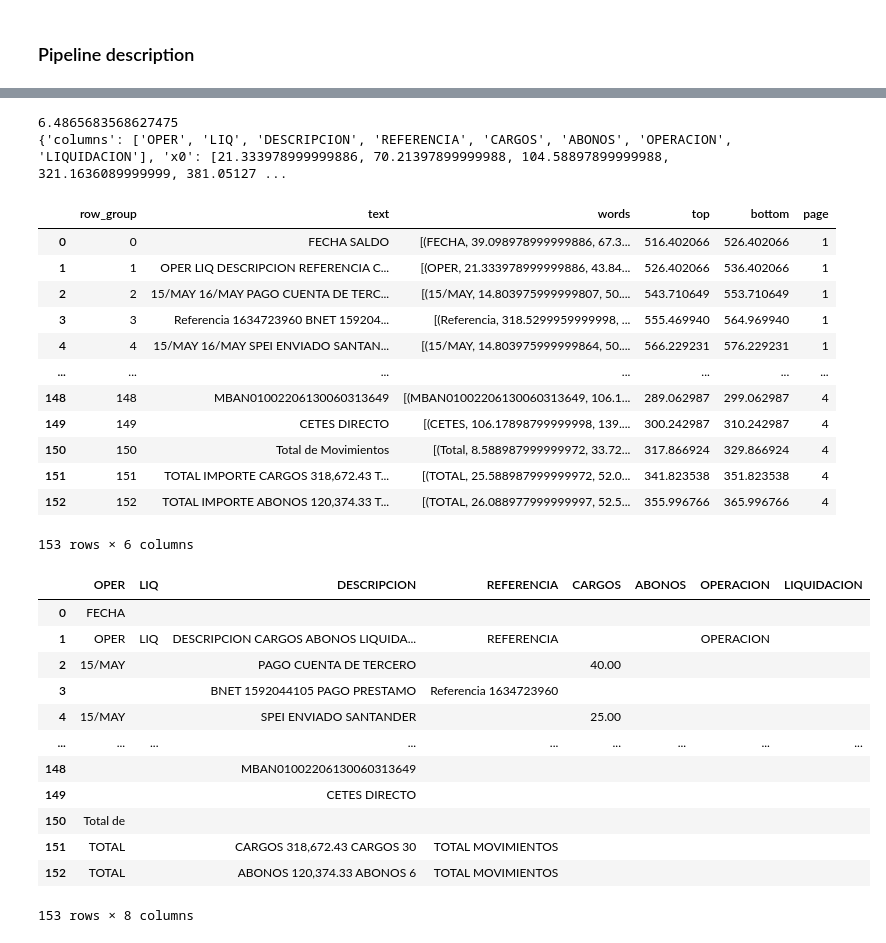
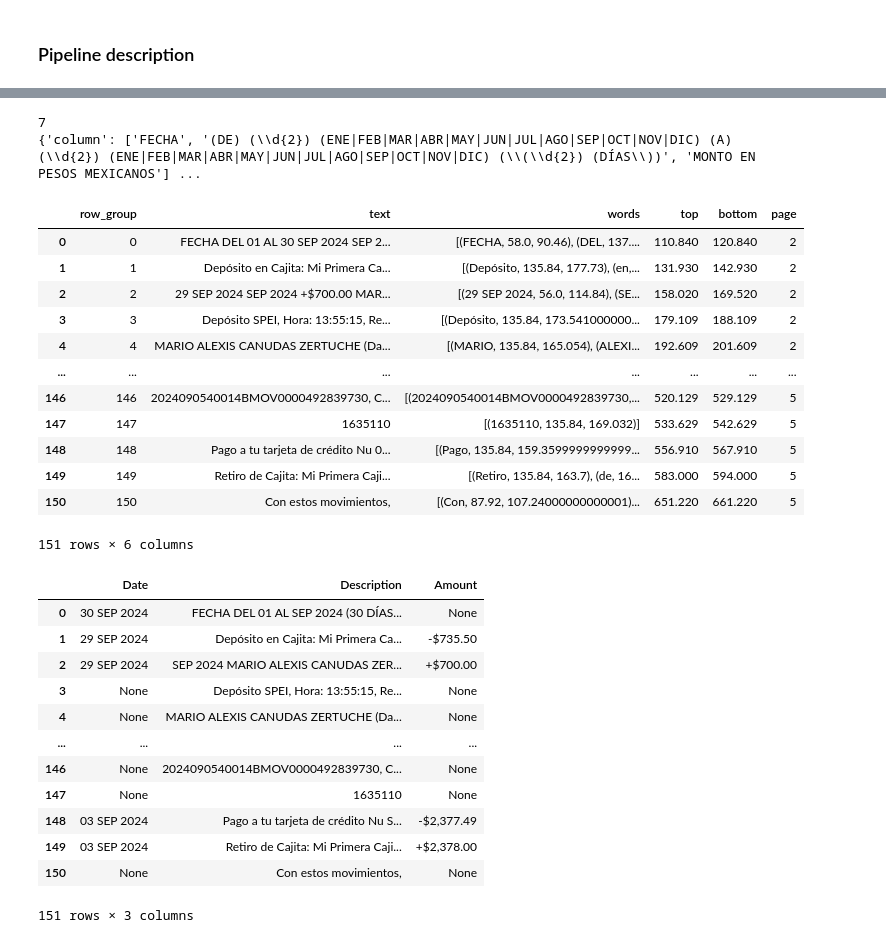
Before and after one commit to MarioCanudas/Aether, a Jupyter notebook: Aether_v1/models/test_models.ipynb, the cells around one changed output, grey strips where cells are left out. Cells and saved outputs as stored; diff of their text form; code cells hidden in the pictures.

```diff
--- a/Aether_v1/models/test_models.ipynb
+++ b/Aether_v1/models/test_models.ipynb
@@ -12,7 +12,7 @@ sys.path.append(project_root)
 
 from config import INPUTS_FOLDER
 
-statement_path = os.path.join(INPUTS_FOLDER, 'test_files', 'BBVA', '2206.pdf')
+statement_path = os.path.join(INPUTS_FOLDER, 'test_files', 'Nu', 'Nu_debit_statement.pdf')
 # %% [markdown]
 ### Pipeline description
 # %%
@@ -63,8 +63,8 @@ if statement_type == 'credit' and (start_idx is None or end_idx is None):
     start_idx = boundary_detector.start_idx
     end_idx = boundary_detector.end_idx
 
-df_table = boundary_detector.get_filtered_table_words()
+filtered_words = boundary_detector.get_filtered_table_words()
 
 print(f'{start_idx} - {end_idx}')
-df_table
+filtered_words
 # %% [output]
@@ -85,7 +85,7 @@ df_table
 # %%
 from row_segmenter import TransactionRowSegmenter
 
-row_segmenter = TransactionRowSegmenter(df_table, bank_detector)
+row_segmenter = TransactionRowSegmenter(filtered_words, bank_detector)
 
 column_delimitation = row_segmenter.delimit_column_positions()
 grouped_rows = row_segmenter.group_rows()
@@ -94,38 +94,38 @@ print(row_segmenter.row_threshold)
 print(column_delimitation)
 grouped_rows
 # %% [output]
-6.4865683568627475
-{'columns': ['OPER', 'LIQ', 'DESCRIPCION', 'REFERENCIA', 'CARGOS', 'ABONOS', 'OPERACION', 'LIQUIDACION'], 'x0': [21.333978999999886, 70.21397899999988, 104.58897899999988, 321.1636089999999, 381.05127 ...
+7
+{'column': ['FECHA', '(DE) (\\d{2}) (ENE|FEB|MAR|ABR|MAY|JUN|JUL|AGO|SEP|OCT|NOV|DIC) (A) (\\d{2}) (ENE|FEB|MAR|ABR|MAY|JUN|JUL|AGO|SEP|OCT|NOV|DIC) (\\(\\d{2}) (DÍAS\\))', 'MONTO EN PESOS MEXICANOS'] ...
 |  | row_group | text | words | top | bottom | page |
-| 0 | 0 | FECHA SALDO | [(FECHA, 39.098978999999886, 67.3... | 516.402066 | 526.402066 | 1 |
-| 1 | 1 | OPER LIQ DESCRIPCION REFERENCIA C... | [(OPER, 21.333978999999886, 43.84... | 526.402066 | 536.402066 | 1 |
-| 2 | 2 | 15/MAY 16/MAY PAGO CUENTA DE TERC... | [(15/MAY, 14.803975999999807, 50.... | 543.710649 | 553.710649 | 1 |
-| 3 | 3 | Referencia 1634723960 BNET 159204... | [(Referencia, 318.5299959999998, ... | 555.469940 | 564.969940 | 1 |
-| 4 | 4 | 15/MAY 16/MAY SPEI ENVIADO SANTAN... | [(15/MAY, 14.803975999999864, 50.... | 566.229231 | 576.229231 | 1 |
+| 0 | 0 | FECHA DEL 01 AL 30 SEP 2024 SEP 2... | [(FECHA, 58.0, 90.46), (DEL, 137.... | 110.840 | 120.840 | 2 |
+| 1 | 1 | Depósito en Cajita: Mi Primera Ca... | [(Depósito, 135.84, 177.73), (en,... | 131.930 | 142.930 | 2 |
+| 2 | 2 | 29 SEP 2024 SEP 2024 +$700.00 MAR... | [(29 SEP 2024, 56.0, 114.84), (SE... | 158.020 | 169.520 | 2 |
+| 3 | 3 | Depósito SPEI, Hora: 13:55:15, Re... | [(Depósito, 135.84, 173.541000000... | 179.109 | 188.109 | 2 |
+| 4 | 4 | MARIO ALEXIS CANUDAS ZERTUCHE (Da... | [(MARIO, 135.84, 165.054), (ALEXI... | 192.609 | 201.609 | 2 |
 | ... | ... | ... | ... | ... | ... | ... |
-| 148 | 148 | MBAN01002206130060313649 | [(MBAN01002206130060313649, 106.1... | 289.062987 | 299.062987 | 4 |
-| 149 | 149 | CETES DIRECTO | [(CETES, 106.17898799999998, 139.... | 300.242987 | 310.242987 | 4 |
-| 150 | 150 | Total de Movimientos | [(Total, 8.588987999999972, 33.72... | 317.866924 | 329.866924 | 4 |
-| 151 | 151 | TOTAL IMPORTE CARGOS 318,672.43 T... | [(TOTAL, 25.588987999999972, 52.0... | 341.823538 | 351.823538 | 4 |
-| 152 | 152 | TOTAL IMPORTE ABONOS 120,374.33 T... | [(TOTAL, 26.088977999999997, 52.5... | 355.996766 | 365.996766 | 4 |
+| 146 | 146 | 2024090540014BMOV0000492839730, C... | [(2024090540014BMOV0000492839730,... | 520.129 | 529.129 | 5 |
+| 147 | 147 | 1635110 | [(1635110, 135.84, 169.032)] | 533.629 | 542.629 | 5 |
+| 148 | 148 | Pago a tu tarjeta de crédito Nu 0... | [(Pago, 135.84, 159.3599999999999... | 556.910 | 567.910 | 5 |
+| 149 | 149 | Retiro de Cajita: Mi Primera Caji... | [(Retiro, 135.84, 163.7), (de, 16... | 583.000 | 594.000 | 5 |
+| 150 | 150 | Con estos movimientos, | [(Con, 87.92, 107.24000000000001)... | 651.220 | 661.220 | 5 |
-153 rows × 6 columns
+151 rows × 6 columns
 # %%
 from table_reconstructor import TransactionTableReconstructor
 
 table_reconstructor = TransactionTableReconstructor(grouped_rows, column_delimitation, bank_detector)
-
-table_reconstructor.get_structured_table()
+words_classified = table_reconstructor.classify_columns()
+words_classified
 # %% [output]
-|  | OPER | LIQ | DESCRIPCION | REFERENCIA | CARGOS | ABONOS | OPERACION | LIQUIDACION |
-| 0 | FECHA |  |  |  |  |  |  |  |
-| 1 | OPER | LIQ | DESCRIPCION CARGOS ABONOS LIQUIDA... | REFERENCIA |  |  | OPERACION |  |
-| 2 | 15/MAY |  | PAGO CUENTA DE TERCERO |  | 40.00 |  |  |  |
-| 3 |  |  | BNET 1592044105 PAGO PRESTAMO | Referencia 1634723960 |  |  |  |  |
-| 4 | 15/MAY |  | SPEI ENVIADO SANTANDER |  | 25.00 |  |  |  |
-| ... | ... | ... | ... | ... | ... | ... | ... | ... |
-| 148 |  |  | MBAN01002206130060313649 |  |  |  |  |  |
-| 149 |  |  | CETES DIRECTO |  |  |  |  |  |
-| 150 | Total de |  |  |  |  |  |  |  |
-| 151 | TOTAL |  | CARGOS 318,672.43 CARGOS 30 | TOTAL MOVIMIENTOS |  |  |  |  |
-| 152 | TOTAL |  | ABONOS 120,374.33 ABONOS 6 | TOTAL MOVIMIENTOS |  |  |  |  |
+|  | Date | Description | Amount |
+| 0 | 30 SEP 2024 | FECHA DEL 01 AL SEP 2024 (30 DÍAS... | None |
+| 1 | 29 SEP 2024 | Depósito en Cajita: Mi Primera Ca... | -$735.50 |
+| 2 | 29 SEP 2024 | SEP 2024 MARIO ALEXIS CANUDAS ZER... | +$700.00 |
+| 3 | None | Depósito SPEI, Hora: 13:55:15, Re... | None |
+| 4 | None | MARIO ALEXIS CANUDAS ZERTUCHE (Da... | None |
+| ... | ... | ... | ... |
+| 146 | None | 2024090540014BMOV0000492839730, C... | None |
+| 147 | None | 1635110 | None |
+| 148 | 03 SEP 2024 | Pago a tu tarjeta de crédito Nu S... | -$2,377.49 |
+| 149 | 03 SEP 2024 | Retiro de Cajita: Mi Primera Caji... | +$2,378.00 |
+| 150 | None | Con estos movimientos, | None |
-153 rows × 8 columns
+151 rows × 3 columns
```
Also changed, not shown: parts of 8 cells of this notebook, 4 other files.
